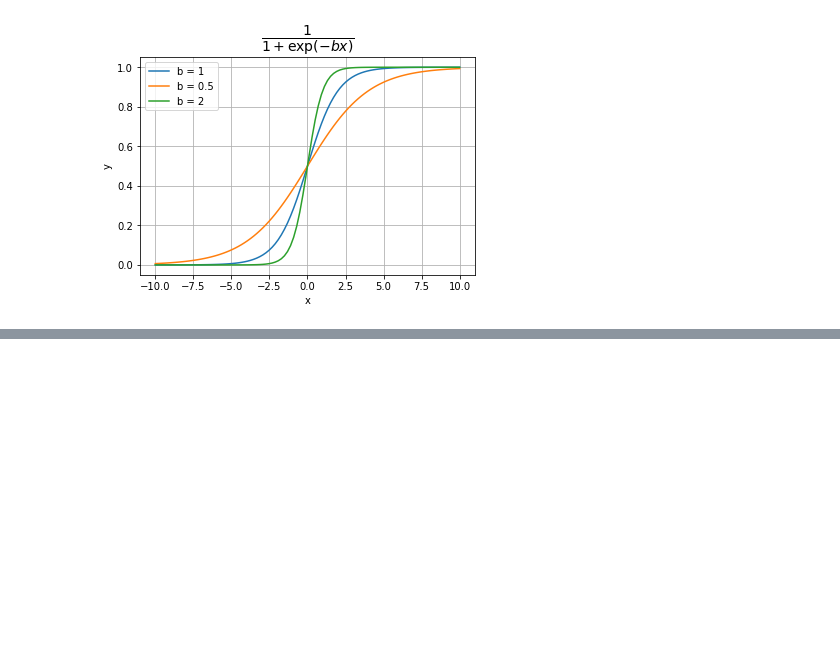
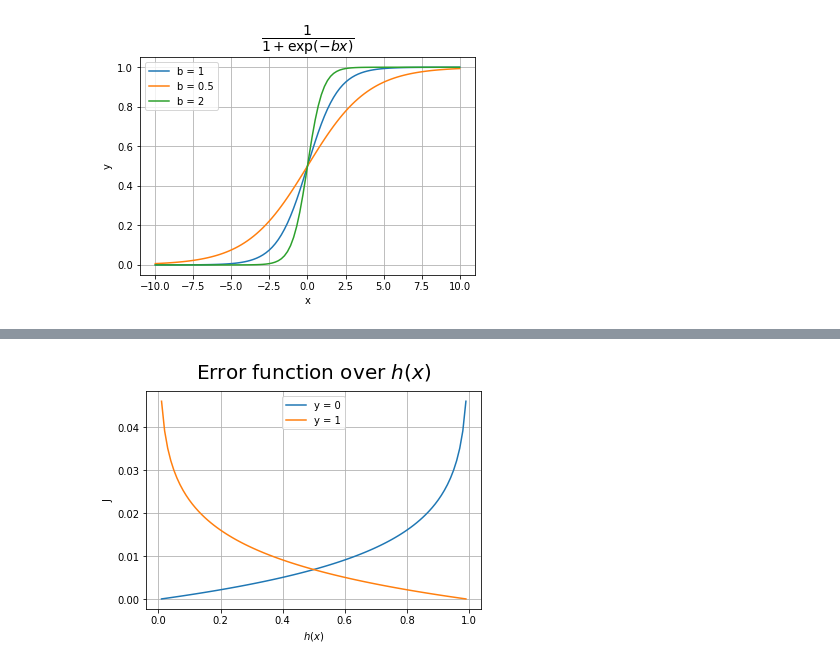
Before and after one commit to mbajer42/intro-python-ml, a Jupyter notebook: logistic-regression.ipynb, the cells around one changed output, grey strips where cells are left out. Drawn from its saved outputs; the diff is of its cells as text; code cells hidden in the pictures; blank space fills up the shorter version.

Commit message:
Added error function and its gradient

```diff
--- a/logistic-regression.ipynb
+++ b/logistic-regression.ipynb
@@ -69,0 +86,33 @@ ax.grid()
+# %%
+def compute_error_takes_h(y, h):
+    m = len(y)
+    return -1 / m * (y * np.log(h) + (1 - y) * np.log(1 - h))
+
+
+number_of_points = 100
+h = np.linspace(0.01, 0.99, number_of_points)
+y_zeros = np.zeros(number_of_points)
+y_ones = np.ones(number_of_points)
+
+fig, ax = plt.subplots()
+ax.plot(
+    h,
+    compute_error_takes_h(y_zeros, h),
+    label='y = 0'
+)
+ax.plot(
+    h,
+    compute_error_takes_h(y_ones, h),
+    label='y = 1'
+)
+
+ax.set(
+    xlabel=r'$h(x)$',
+    ylabel='J'
+)
+
+ax.set_title(r'Error function over $h(x)$', fontdict=dict(fontsize=20), pad=13)
+ax.legend()
+ax.grid()
+# %% [output]
+[figure, added]
```
Also changed, not shown: parts of 3 cells of this notebook.
